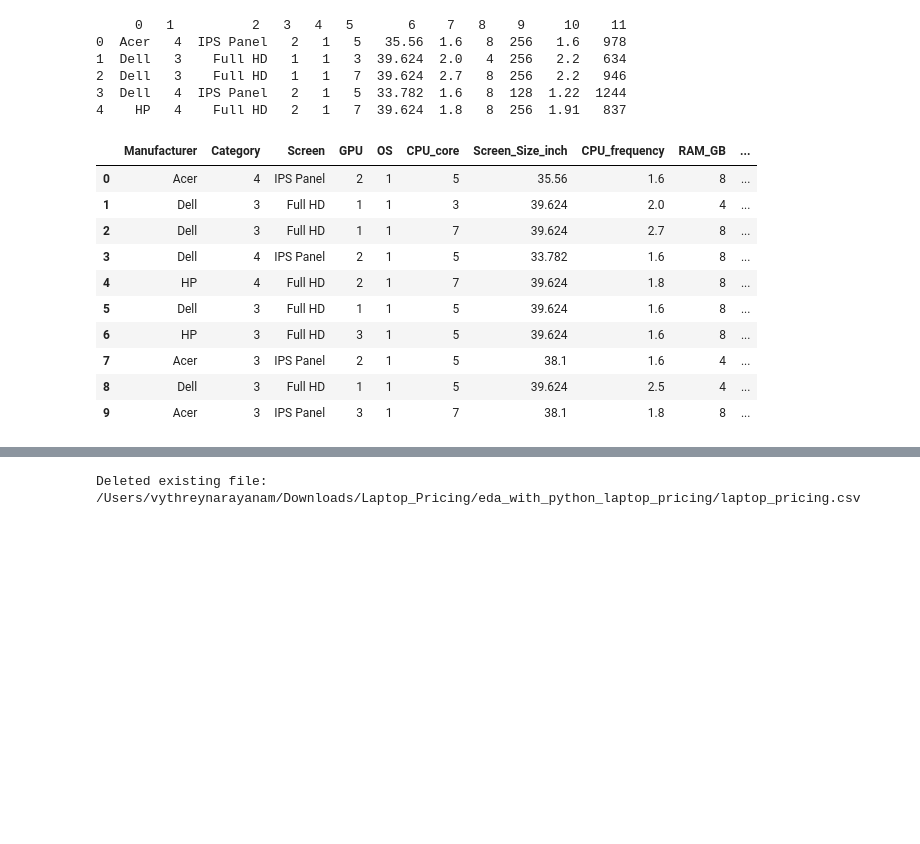
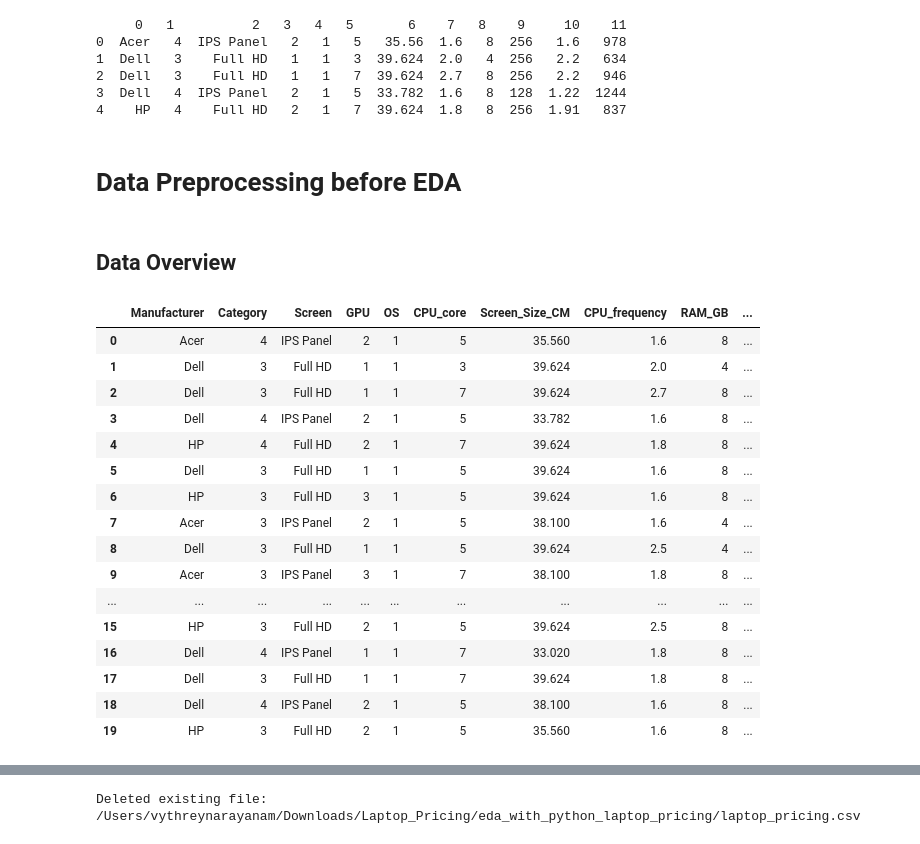
Before and after one commit to vythrey/eda_with_python_laptop_pricing, a Jupyter notebook: eda_with_python_laptop_pricing.ipynb, the cells around one changed output, grey strips where cells are left out. Cells and saved outputs as stored; diff of their text form; code cells hidden in the pictures; blank space fills up the shorter version.

Commit message:
Done Data Preprocessing techniques

```diff
--- a/eda_with_python_laptop_pricing.ipynb
+++ b/eda_with_python_laptop_pricing.ipynb
@@ -1,8 +3,12 @@
 # %%
 import pandas as pd
 import numpy as np
+import matplotlib.pyplot as plt
 import requests
 import os
+pd.set_option('display.max_columns',None)
+pd.set_option('display.max_columns',50)
+
 
 def download(url, filename):
     response = requests.get(url)
@@ -24,20 +32,30 @@ print(df.head())
 3  Dell   4  IPS Panel   2   1   5  33.782  1.6   8  128  1.22  1244
 4    HP   4    Full HD   2   1   7  39.624  1.8   8  256  1.91   837
 # %%
-headers = ["Manufacturer", "Category", "Screen", "GPU", "OS", "CPU_core", "Screen_Size_inch", "CPU_frequency", "RAM_GB", "Storage_GB_SSD", "Weight_kg","Price"]
+headers = ["Manufacturer", "Category", "Screen", "GPU", "OS", "CPU_core", "Screen_Size_CM", "CPU_frequency", "RAM_GB", "Storage_GB_SSD", "Weight_kg","Price"]
 # %%
 df.columns = headers
+# %% [markdown]
+# Data Preprocessing before EDA
+# %% [markdown]
+## Data Overview
 # %%
-df.head(10)
+df.head(20)
 # %% [output]
-|  | Manufacturer | Category | Screen | GPU | OS | CPU_core | Screen_Size_inch | CPU_frequency | RAM_GB | ... |
-| 0 | Acer | 4 | IPS Panel | 2 | 1 | 5 | 35.56 | 1.6 | 8 | ... |
+|  | Manufacturer | Category | Screen | GPU | OS | CPU_core | Screen_Size_CM | CPU_frequency | RAM_GB | ... |
+| 0 | Acer | 4 | IPS Panel | 2 | 1 | 5 | 35.560 | 1.6 | 8 | ... |
 | 1 | Dell | 3 | Full HD | 1 | 1 | 3 | 39.624 | 2.0 | 4 | ... |
 | 2 | Dell | 3 | Full HD | 1 | 1 | 7 | 39.624 | 2.7 | 8 | ... |
 | 3 | Dell | 4 | IPS Panel | 2 | 1 | 5 | 33.782 | 1.6 | 8 | ... |
 | 4 | HP | 4 | Full HD | 2 | 1 | 7 | 39.624 | 1.8 | 8 | ... |
 | 5 | Dell | 3 | Full HD | 1 | 1 | 5 | 39.624 | 1.6 | 8 | ... |
 | 6 | HP | 3 | Full HD | 3 | 1 | 5 | 39.624 | 1.6 | 8 | ... |
-| 7 | Acer | 3 | IPS Panel | 2 | 1 | 5 | 38.1 | 1.6 | 4 | ... |
+| 7 | Acer | 3 | IPS Panel | 2 | 1 | 5 | 38.100 | 1.6 | 4 | ... |
 | 8 | Dell | 3 | Full HD | 1 | 1 | 5 | 39.624 | 2.5 | 4 | ... |
-| 9 | Acer | 3 | IPS Panel | 3 | 1 | 7 | 38.1 | 1.8 | 8 | ... |
+| 9 | Acer | 3 | IPS Panel | 3 | 1 | 7 | 38.100 | 1.8 | 8 | ... |
+| ... | ... | ... | ... | ... | ... | ... | ... | ... | ... | ... |
+| 15 | HP | 3 | Full HD | 2 | 1 | 5 | 39.624 | 2.5 | 8 | ... |
+| 16 | Dell | 4 | IPS Panel | 1 | 1 | 7 | 33.020 | 1.8 | 8 | ... |
+| 17 | Dell | 3 | Full HD | 1 | 1 | 7 | 39.624 | 1.8 | 8 | ... |
+| 18 | Dell | 4 | IPS Panel | 2 | 1 | 5 | 38.100 | 1.6 | 8 | ... |
+| 19 | HP | 3 | Full HD | 2 | 1 | 5 | 35.560 | 1.6 | 8 | ... |
```
Also changed, not shown: parts of 61 cells of this notebook, 1 other file.
